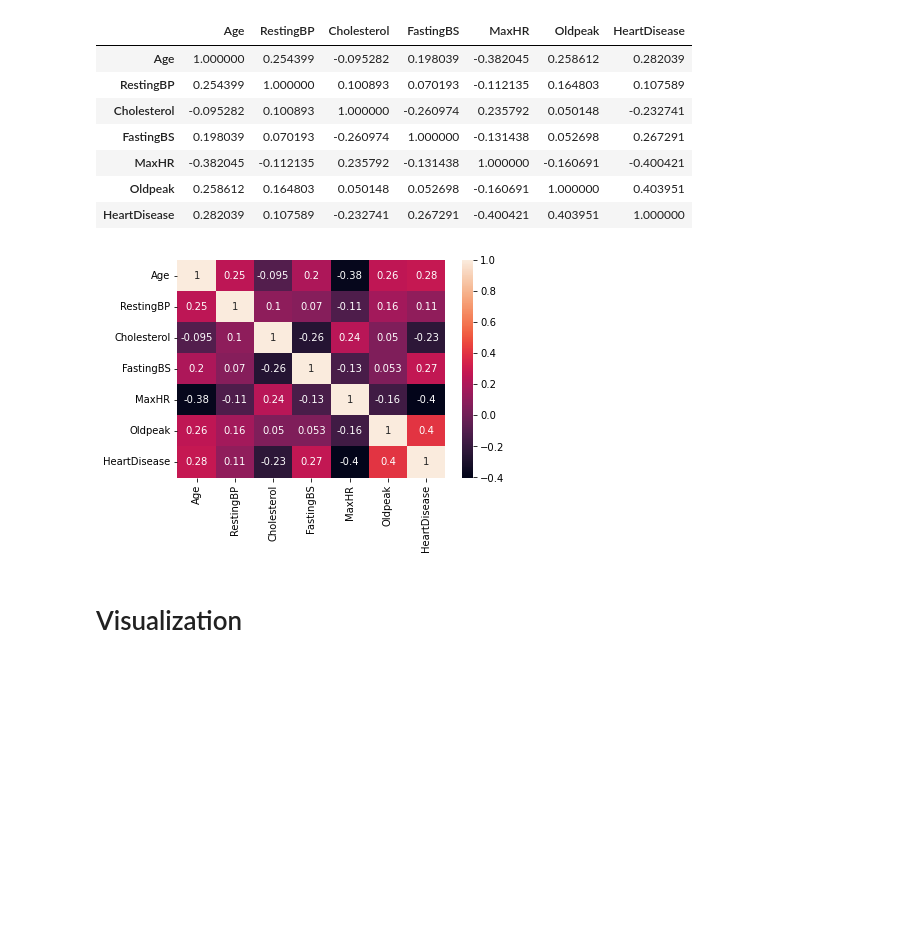
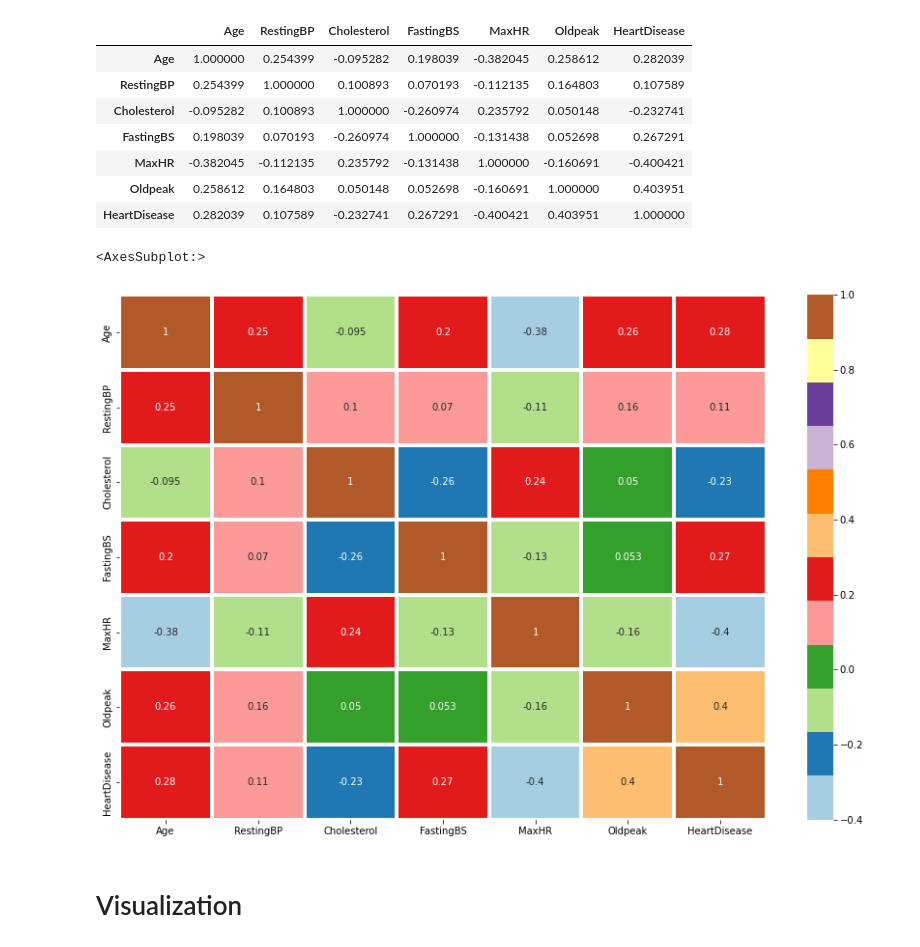
Before and after one commit to ashishrana1501/Predicting-heart-disease-using-machine-learning-Logistic-Regression-, a Jupyter notebook: Heart_Diseases(Logistic_Regression).ipynb, the cells around one changed output. Cells and saved outputs as stored; diff of their text form; code cells hidden in the pictures; blank space fills up the shorter version.

```diff
--- a/Heart_Diseases(Logistic_Regression).ipynb
+++ b/Heart_Diseases(Logistic_Regression).ipynb
@@ -545,9 +548,13 @@ df1.corr()
 | Oldpeak | 0.258612 | 0.164803 | 0.050148 | 0.052698 | -0.160691 | 1.000000 | 0.403951 |
 | HeartDisease | 0.282039 | 0.107589 | -0.232741 | 0.267291 | -0.400421 | 0.403951 | 1.000000 |
 # %%
-Correlation = sns.heatmap(df1.corr(), annot= True)
+plt.figure(figsize = (15,10))
+sns.heatmap(df1.corr(), annot= True,cmap = "Paired",linecolor = "white" ,
+            linewidth= 4 ,
+            cbar= "cividis" )
 # %% [output]
+<AxesSubplot:>
-[figure, old version]
+[figure, new version]
 # %% [markdown]
 # Visualization
 # %%
```
Also changed, not shown: parts of 16 cells of this notebook.
